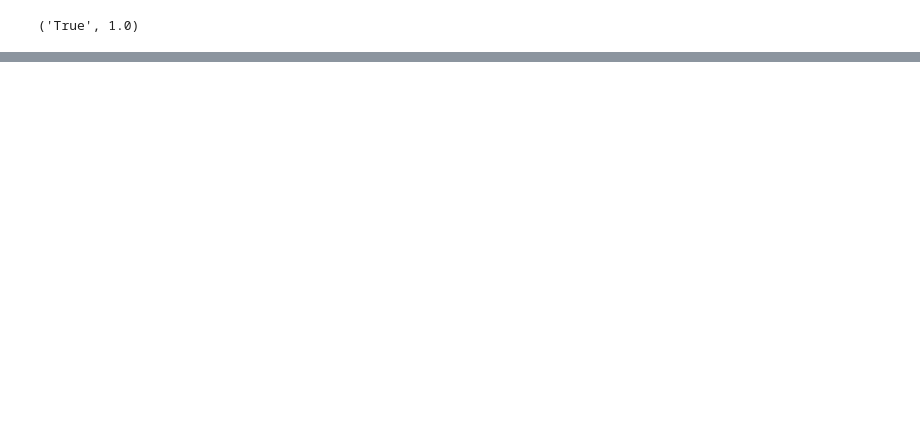
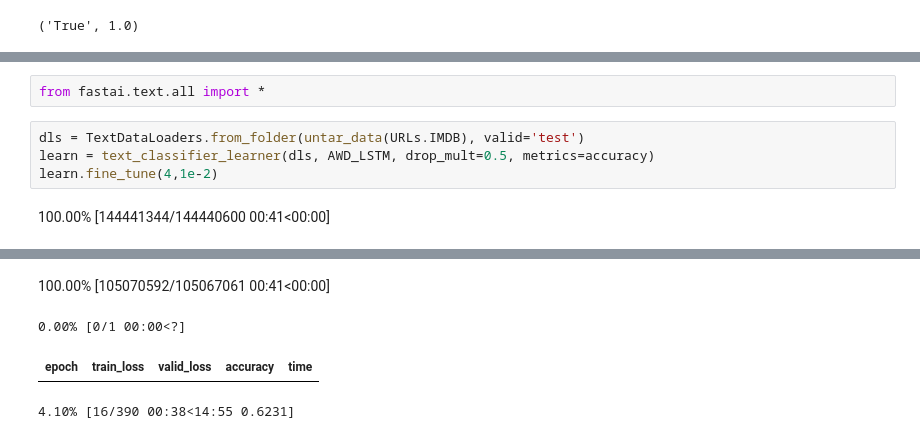
Before and after one commit to vikas0713/DS-1, a Jupyter notebook: basic_classifier.ipynb, the cells around one changed output, grey strips where cells are left out. Cells and saved outputs as stored; diff of their text form; blank space fills up the shorter version.

```diff
--- a/basic_classifier.ipynb
+++ b/basic_classifier.ipynb
@@ -62,0 +91,8 @@ predict(PILImage.create('./images/bird.jpeg'))
+# %%
+from fastai.text.all import *
+# %%
+dls = TextDataLoaders.from_folder(untar_data(URLs.IMDB), valid='test')
+learn = text_classifier_learner(dls, AWD_LSTM, drop_mult=0.5, metrics=accuracy)
+learn.fine_tune(4,1e-2)
+# %% [output]
+100.00% [144441344/144440600 00:41<00:00]
@@ -62,0 +100,4 @@ predict(PILImage.create('./images/bird.jpeg'))
+100.00% [105070592/105067061 00:41<00:00]
+0.00% [0/1 00:00<?]
+| epoch | train_loss | valid_loss | accuracy | time |
+4.10% [16/390 00:38<14:55 0.6231]
```
Also changed, not shown: parts of 4 cells of this notebook.
